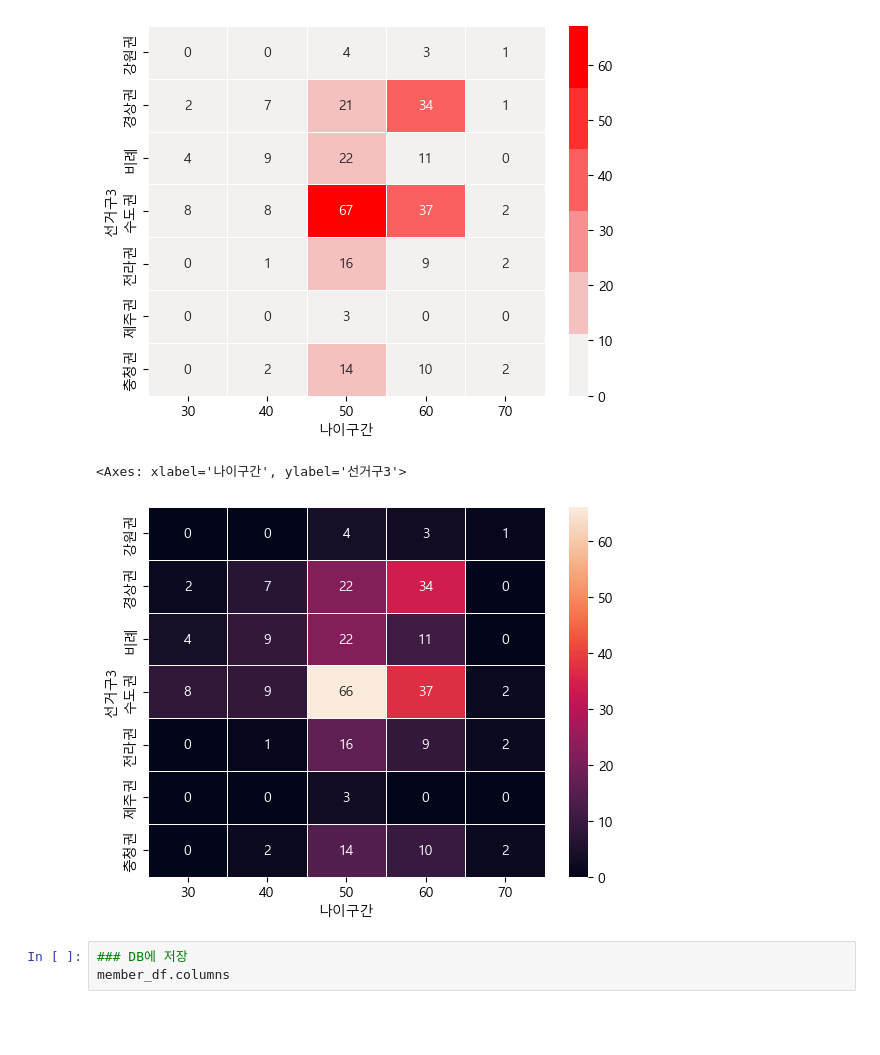
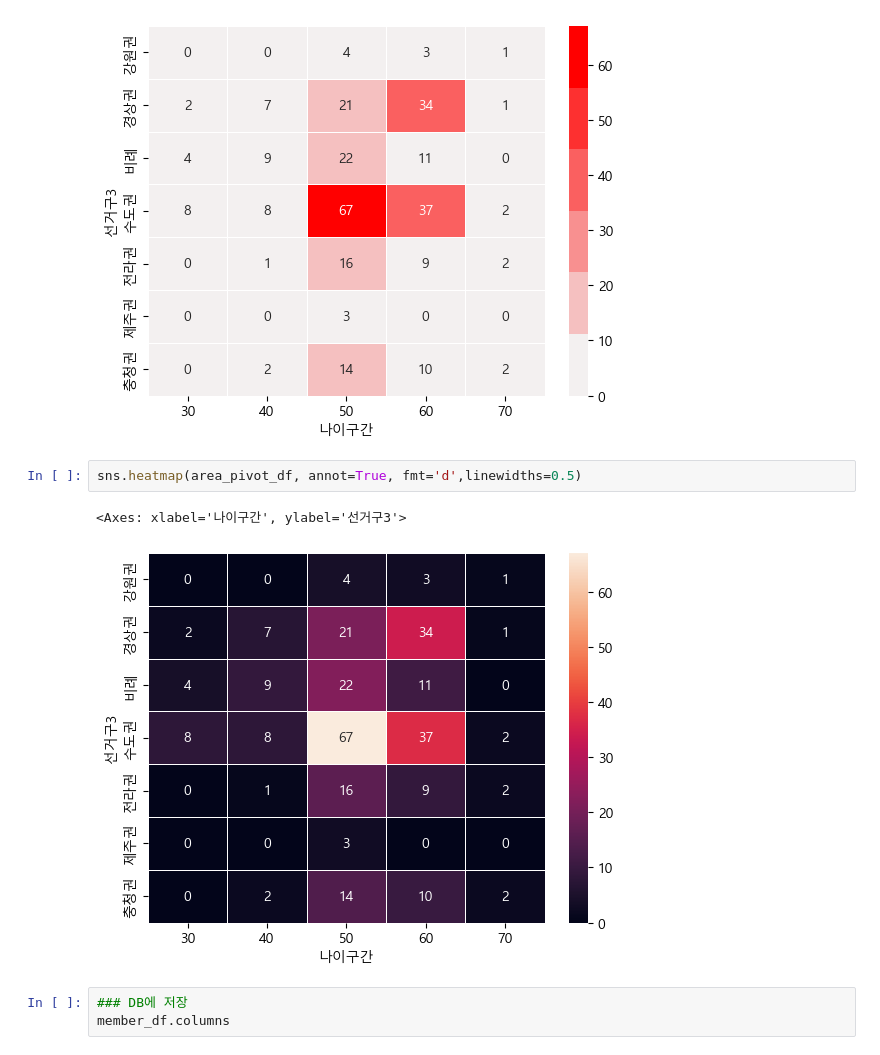
Before and after one commit to HanUL220/Python_Webscraping_Analysis, a Jupyter notebook: 05.국회의원현황-개정판.ipynb, the cells around one changed output. Cells and saved outputs as stored; diff of their text form; blank space fills up the shorter version.

```diff
--- a/05.국회의원현황-개정판.ipynb
+++ b/05.국회의원현황-개정판.ipynb
@@ -830,9 +830,10 @@ sns.heatmap(area_pivot_df, annot=True, fmt='d', cmap=sns.light_palette('red'),li
 <Axes: xlabel='나이구간', ylabel='선거구3'>
 [figure]
 # %%
+sns.heatmap(area_pivot_df, annot=True, fmt='d',linewidths=0.5)
 # %% [output]
 <Axes: xlabel='나이구간', ylabel='선거구3'>
-[figure, old version]
+[figure, new version]
 # %%
 ### DB에 저장
 member_df.columns
```
Also changed, not shown: parts of 2 cells of this notebook.
